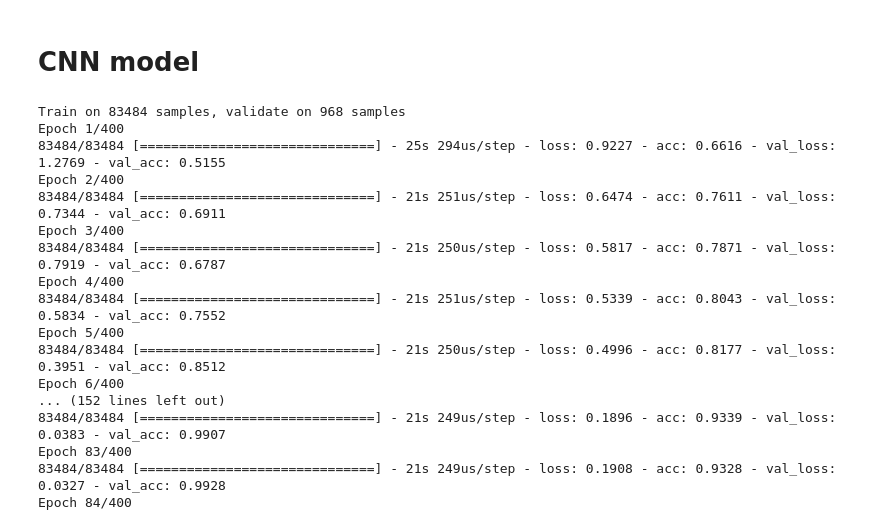
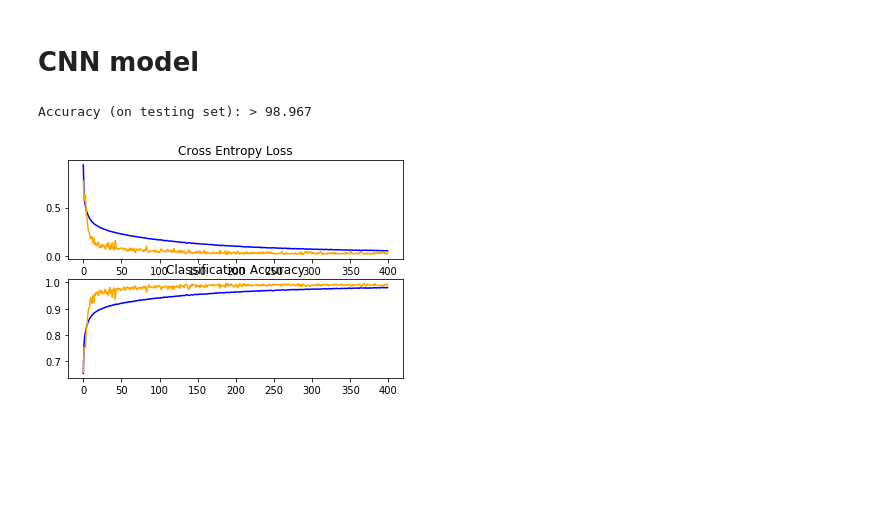
Before and after one commit to vegetablecode/NeuralNetworks, a Jupyter notebook: retinal oct images classification/retinal-oct-images-classification.ipynb, the cells around one changed output. Drawn from its saved outputs; the diff is of its cells as text; code cells hidden in the pictures; blank space fills up the shorter version.

```diff
--- a/retinal oct images classification/retinal-oct-images-classification.ipynb
+++ b/retinal oct images classification/retinal-oct-images-classification.ipynb
@@ -225,7 +225,7 @@ def run_test(mod, iterations = None):
                         epochs = iterations,
                         batch_size = 64,
                         validation_data = (testX, testY),
-                        verbose = 1)
+                        verbose = 0)
 
     # evaluate model
     _, acc = mod.evaluate(testX, testY, verbose = 0)
@@ -285,20 +285,8 @@ model = define_model_v3_dropout_normalization()
 # run test
 history = run_test(model, 400)
 # %% [output]
-Train on 83484 samples, validate on 968 samples
-Epoch 1/400
-83484/83484 [==============================] - 25s 294us/step - loss: 0.9227 - acc: 0.6616 - val_loss: 1.2769 - val_acc: 0.5155
-Epoch 2/400
-83484/83484 [==============================] - 21s 251us/step - loss: 0.6474 - acc: 0.7611 - val_loss: 0.7344 - val_acc: 0.6911
-Epoch 3/400
-83484/83484 [==============================] - 21s 250us/step - loss: 0.5817 - acc: 0.7871 - val_loss: 0.7919 - val_acc: 0.6787
-Epoch 4/400
-83484/83484 [==============================] - 21s 251us/step - loss: 0.5339 - acc: 0.8043 - val_loss: 0.5834 - val_acc: 0.7552
-Epoch 5/400
-83484/83484 [==============================] - 21s 250us/step - loss: 0.4996 - acc: 0.8177 - val_loss: 0.3951 - val_acc: 0.8512
-Epoch 6/400
-... (152 lines left out)
-83484/83484 [==============================] - 21s 249us/step - loss: 0.1896 - acc: 0.9339 - val_loss: 0.0383 - val_acc: 0.9907
-Epoch 83/400
-83484/83484 [==============================] - 21s 249us/step - loss: 0.1908 - acc: 0.9328 - val_loss: 0.0327 - val_acc: 0.9928
-Epoch 84/400
+Accuracy (on testing set): > 98.967
+# %%
+show_summary(history)
+# %% [output]
+[figure, added]
```
Also changed, not shown: parts of 2 cells of this notebook.
